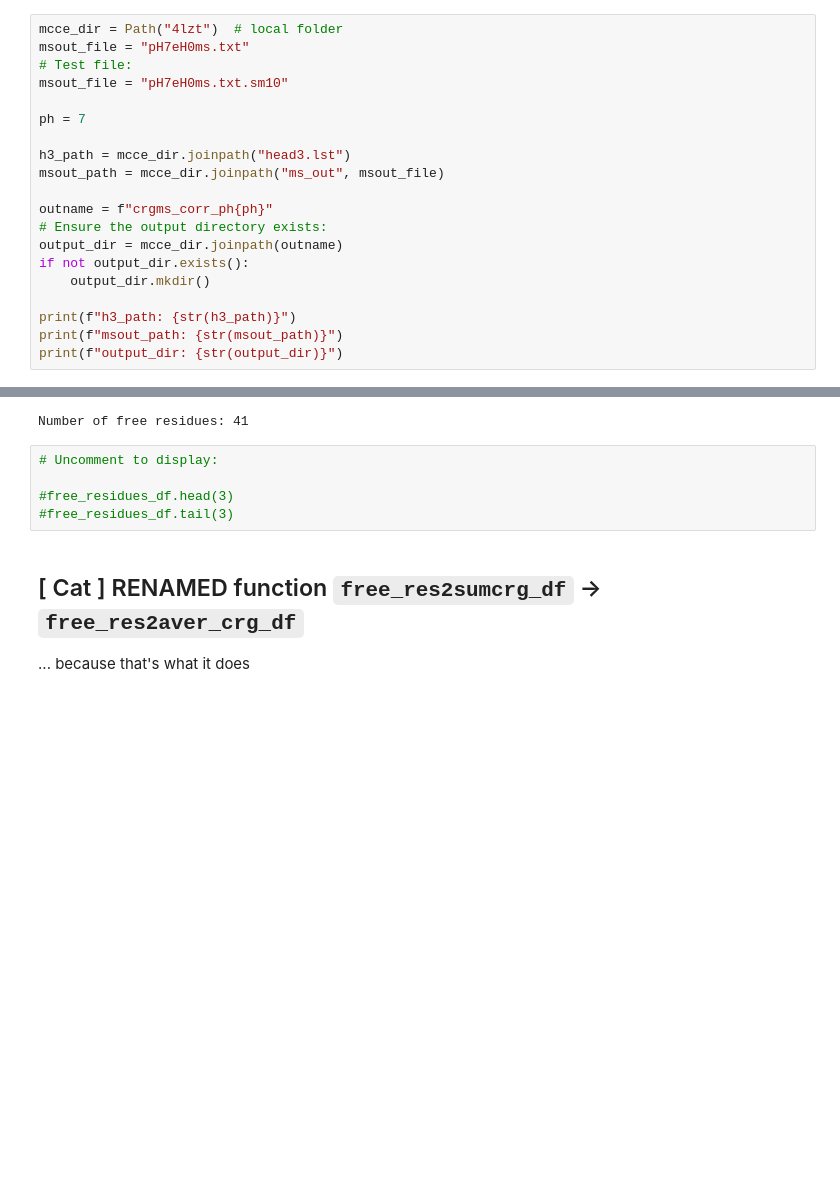
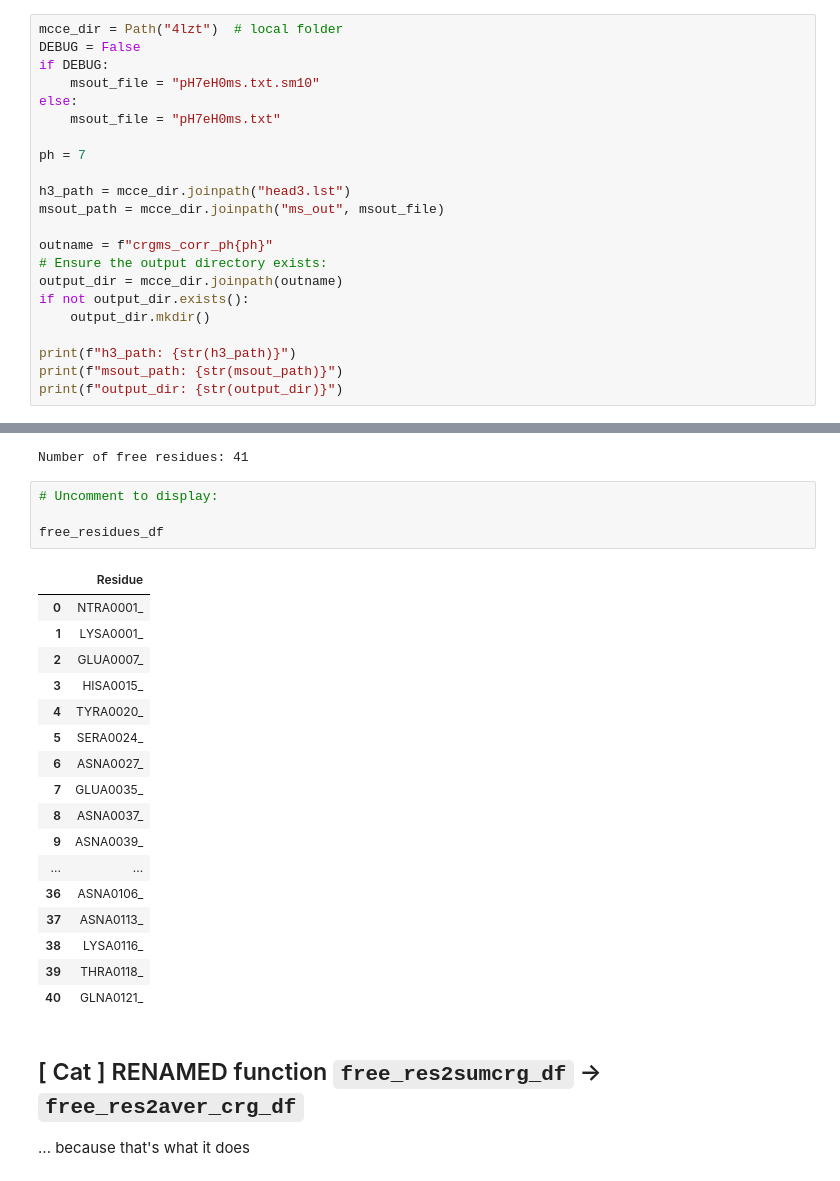
Before and after one commit to Raihancuny/python, a Jupyter notebook: microstate_analysis_code/run_cms_analysis.ipynb, the cells around one changed output, grey strips where cells are left out. Saved outputs shown, nothing was run; the diff lists cells and outputs as text; blank space fills up the shorter version.

```diff
--- a/microstate_analysis_code/run_cms_analysis.ipynb
+++ b/microstate_analysis_code/run_cms_analysis.ipynb
@@ -42,9 +46,11 @@ import cms_analysis_wc as msa
 # Get the paths to the input files using a folder name and a pH point (as string):
 # %%
 mcce_dir = Path("4lzt")  # local folder
-msout_file = "pH7eH0ms.txt"
-# Test file:
-msout_file = "pH7eH0ms.txt.sm10"
+DEBUG = False
+if DEBUG:
+    msout_file = "pH7eH0ms.txt.sm10"
+else:
+    msout_file = "pH7eH0ms.txt"
 
 ph = 7
 
@@ -182,8 +187,25 @@ Number of free residues: 41
 # %%
 # Uncomment to display:
 
-#free_residues_df.head(3)
-#free_residues_df.tail(3)
+free_residues_df
+# %% [output]
+|  | Residue |
+| 0 | NTRA0001_ |
+| 1 | LYSA0001_ |
+| 2 | GLUA0007_ |
+| 3 | HISA0015_ |
+| 4 | TYRA0020_ |
+| 5 | SERA0024_ |
+| 6 | ASNA0027_ |
+| 7 | GLUA0035_ |
+| 8 | ASNA0037_ |
+| 9 | ASNA0039_ |
+| ... | ... |
+| 36 | ASNA0106_ |
+| 37 | ASNA0113_ |
+| 38 | LYSA0116_ |
+| 39 | THRA0118_ |
+| 40 | GLNA0121_ |
 # %% [markdown]
 ## [ Cat ] RENAMED function `free_res2sumcrg_df` -> `free_res2aver_crg_df`
 ... because that's what it does
```
Also changed, not shown: parts of 9 cells of this notebook, 4 other files.
